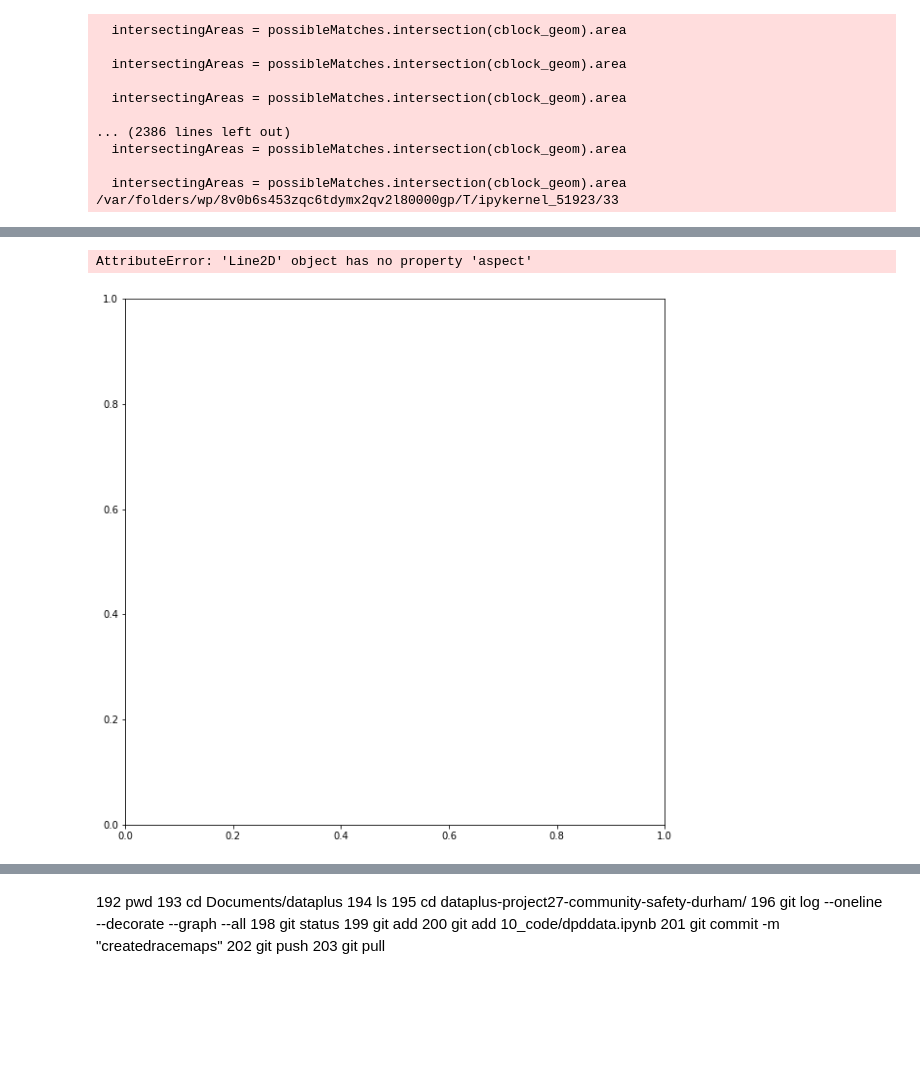
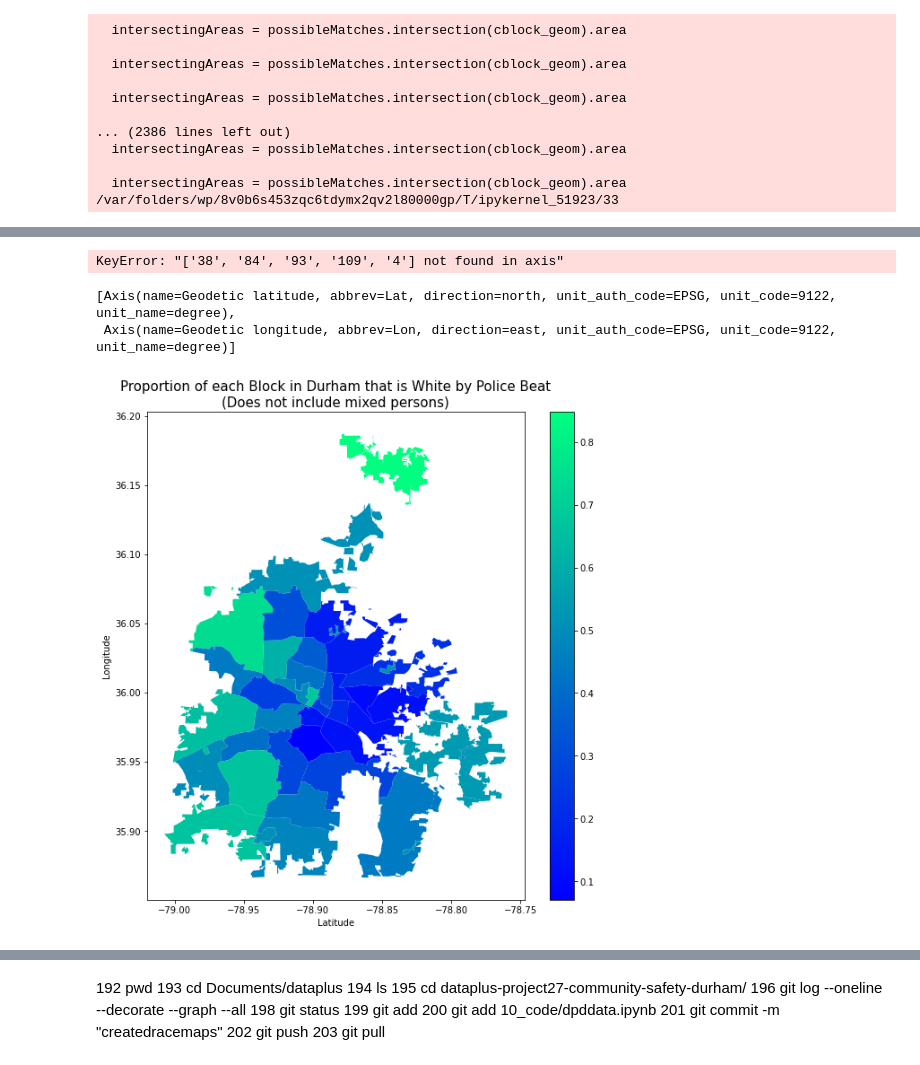
Before and after one commit to sadiesheridan/dataplus-project27-community-safety-durham, a Jupyter notebook: 10_code/dpddata.ipynb, the cells around one changed output, grey strips where cells are left out. Saved outputs shown, nothing was run; the diff lists cells and outputs as text; code cells hidden in the pictures; blank space fills up the shorter version.

Commit message:
added race to beats

```diff
--- a/10_code/dpddata.ipynb
+++ b/10_code/dpddata.ipynb
@@ -448,5 +452,7 @@ popsumbybeat
 # %%
 #adding beat geometry to popsumbybeat
 raceineachbeat = pd.merge(popsumbybeat, policebeats, left_on='Beat', right_on='LAWBEAT')
+raceineachbeat = raceineachbeat.to_crs("EPSG:2264")
+#raceineachbeat = gpd.sjoin(policebeats, popsumbybeat)
 raceineachbeat.head(3)
 # %% [output]
@@ -457,4 +462,0 @@ raceineachbeat.head(3)
-# %%
-#setting the beat as the index
-raceineachbeat = popsumbybeat.set_index('Beat').join(policebeats.set_index('Beat'))
-raceineachbeat.head(3)
@@ -466,0 +463,7 @@ raceineachbeat.head(3)
+# %%
+#adding new columns to race in police beat data set
+raceineachbeat['area'] = raceineachbeat.area
+raceineachbeat['popdensity']= raceineachbeat['total_'] / raceineachbeat['area']
+raceineachbeat['propwhite']= raceineachbeat['total_population_of_one_race_white_alone'] / raceineachbeat['total_']
+raceineachbeat['propblack']= raceineachbeat['total_population_of_one_race_black_or_african_american_alone'] / raceineachbeat['total_']
+raceineachbeat.head()
@@ -467,15 +477,25 @@ raceineachbeat.head(3)
+# %%
+raceineachbeat.sort_values(by='popdensity', inplace=True, ascending=False)
+#raceineachbeat = raceineachbeat.drop(labels=['38','84','93','109','4'], axis=1)
+raceineachbeat
+# %% [output]
+KeyError: "['38', '84', '93', '109', '4'] not found in axis"
+# %%
+raceineachbeat.crs.axis_info
+# %% [output]
+[Axis(name=Geodetic latitude, abbrev=Lat, direction=north, unit_auth_code=EPSG, unit_code=9122, unit_name=degree),
+ Axis(name=Geodetic longitude, abbrev=Lon, direction=east, unit_auth_code=EPSG, unit_code=9122, unit_name=degree)]
 # %%
 #trying to plot the race data by beat
 fig, ax = plt.subplots(figsize = (10,10))
-raceineachbeat.plot(column=' !!Total:',
+raceineachbeat.plot(column='propwhite',
                                 legend=True,
                                 cmap="winter", ax=ax, aspect=1);
 
 # ax.set(title='Number of Calls by Police Beat')
-plt.title("Proportion of each Block in Durham that is White alone\n(Does not include mixed persons)", fontsize = 15)
+plt.title("Proportion of each Block in Durham that is White by Police Beat\n(Does not include mixed persons)", fontsize = 15)
 plt.xlabel("Latitude")
 plt.ylabel("Longitude")
 plt.show()
 # %% [output]
-AttributeError: 'Line2D' object has no property 'aspect'
-[figure, old version]
+[figure, new version]
```
Also changed, not shown: parts of 9 cells of this notebook.
